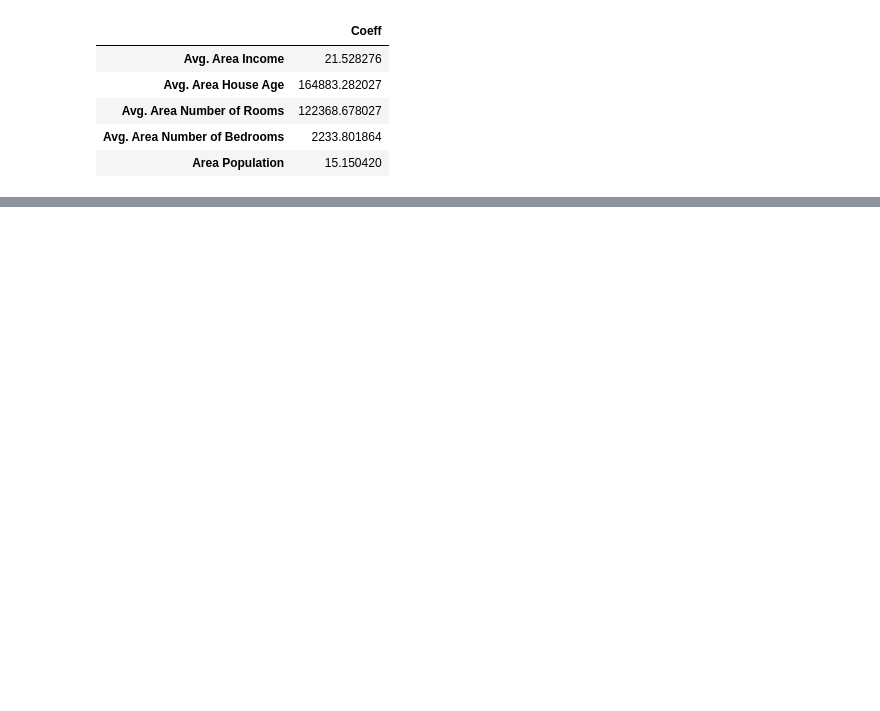
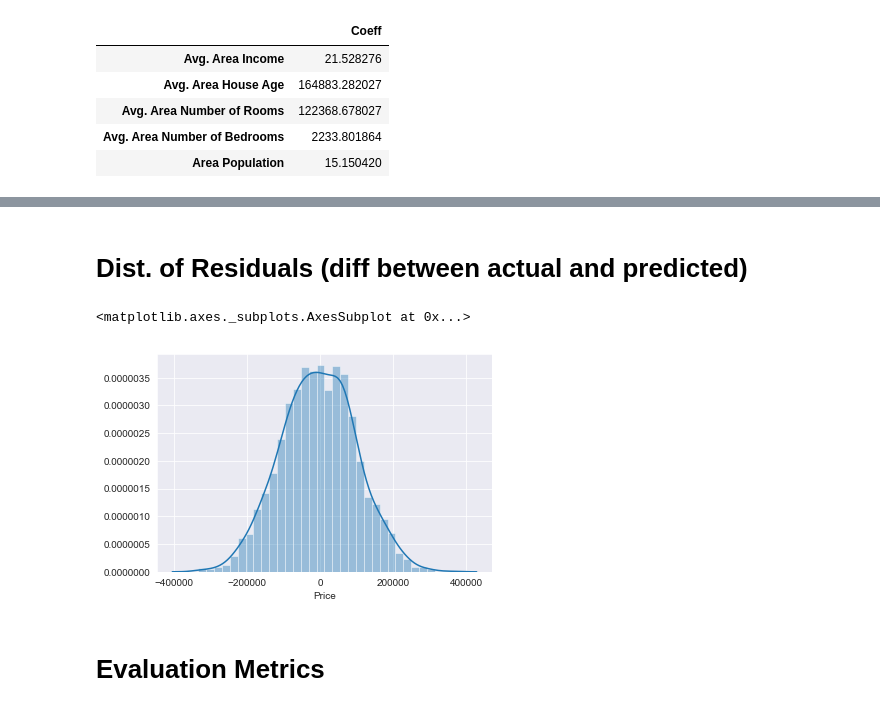
Before and after one commit to btrentini/python_practice, a Jupyter notebook: data_science_bootcamp/#bruno_ml/Linear Regression.ipynb, the cells around one changed output, grey strips where cells are left out. Saved outputs shown, nothing was run; the diff lists cells and outputs as text; code cells hidden in the pictures; blank space fills up the shorter version.

```diff
--- a/data_science_bootcamp/#bruno_ml/Linear Regression.ipynb
+++ b/data_science_bootcamp/#bruno_ml/Linear Regression.ipynb
@@ -114,0 +139,9 @@ cdf
+# %% [markdown]
+# Dist. of Residuals (diff between actual and predicted)
+# %%
+sns.distplot((y_test-predictions))
+# %% [output]
+<matplotlib.axes._subplots.AxesSubplot at 0x...>
+[figure, added]
+# %% [markdown]
+# Evaluation Metrics
```
Also changed, not shown: parts of 15 cells of this notebook.
